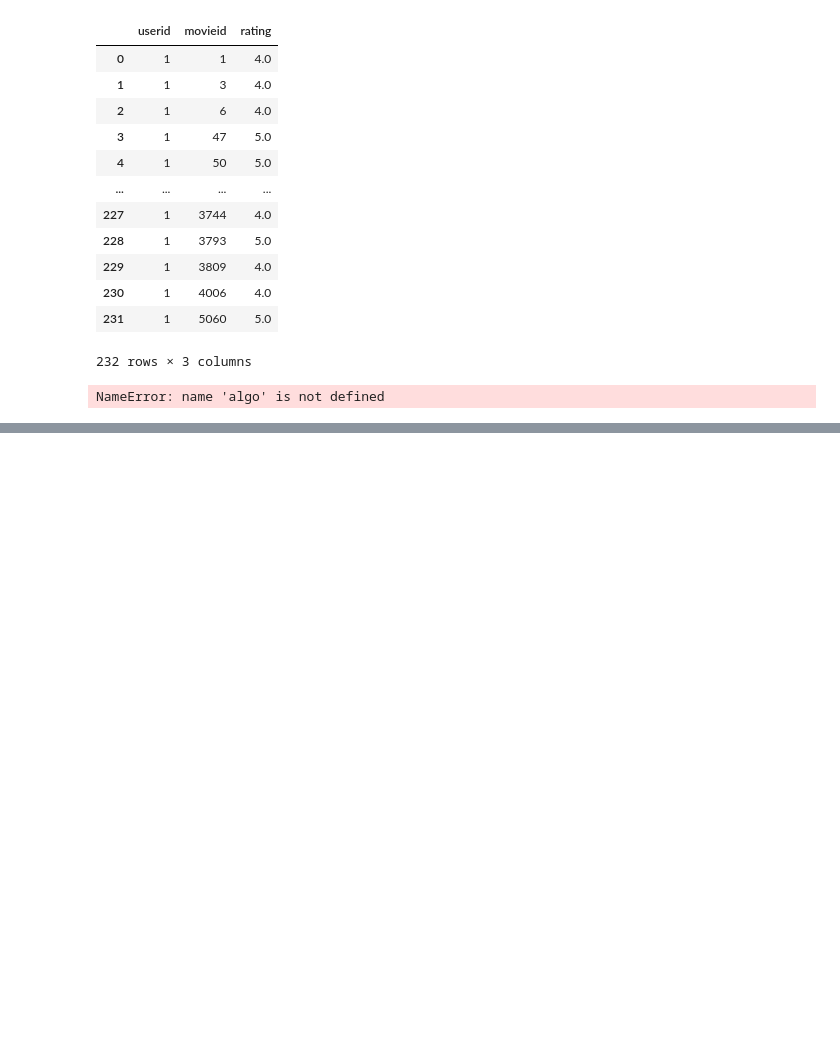
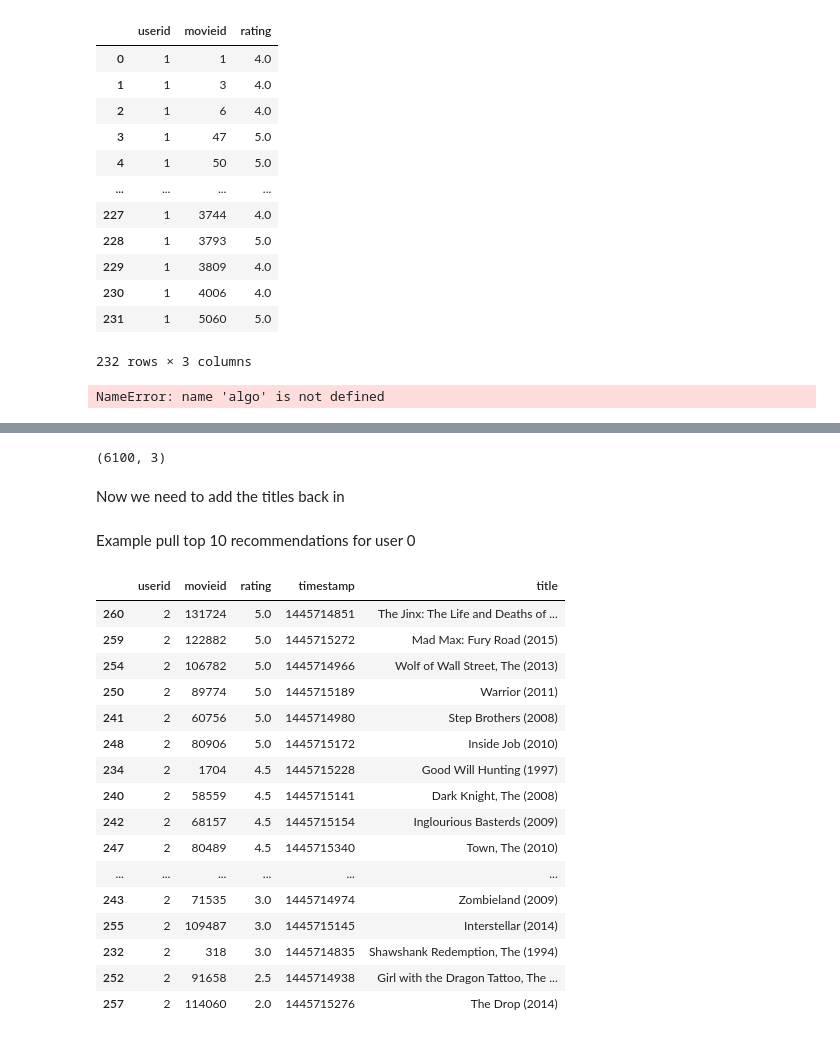
Before and after one commit to willmbennett/movie_rec_sys, a Jupyter notebook: index.ipynb, the cells around one changed output, grey strips where cells are left out. Cells and saved outputs as stored; diff of their text form; code cells hidden in the pictures; blank space fills up the shorter version.

```diff
--- a/index.ipynb
+++ b/index.ipynb
@@ -582,0 +776,31 @@ NameError: name 'algo' is not defined
+# %%
+user_10_top.shape
+# %% [output]
+(6100, 3)
+# %% [markdown]
+Now we need to add the titles back in
+# %%
+movie_names = df_movies_clean[['movieid', 'title']].set_index('movieid')
+als_recommendations = user_10_top.join(movie_names, on='movieid')
+# %% [markdown]
+Example pull top 10 recommendations for user 0
+# %%
+df_ratings[df_ratings['userid']==2].join(movie_names, on='movieid').sort_values(by='rating', ascending=False)
+# %% [output]
+|  | userid | movieid | rating | timestamp | title |
+| 260 | 2 | 131724 | 5.0 | 1445714851 | The Jinx: The Life and Deaths of ... |
+| 259 | 2 | 122882 | 5.0 | 1445715272 | Mad Max: Fury Road (2015) |
+| 254 | 2 | 106782 | 5.0 | 1445714966 | Wolf of Wall Street, The (2013) |
+| 250 | 2 | 89774 | 5.0 | 1445715189 | Warrior (2011) |
+| 241 | 2 | 60756 | 5.0 | 1445714980 | Step Brothers (2008) |
+| 248 | 2 | 80906 | 5.0 | 1445715172 | Inside Job (2010) |
+| 234 | 2 | 1704 | 4.5 | 1445715228 | Good Will Hunting (1997) |
+| 240 | 2 | 58559 | 4.5 | 1445715141 | Dark Knight, The (2008) |
+| 242 | 2 | 68157 | 4.5 | 1445715154 | Inglourious Basterds (2009) |
+| 247 | 2 | 80489 | 4.5 | 1445715340 | Town, The (2010) |
+| ... | ... | ... | ... | ... | ... |
+| 243 | 2 | 71535 | 3.0 | 1445714974 | Zombieland (2009) |
+| 255 | 2 | 109487 | 3.0 | 1445715145 | Interstellar (2014) |
+| 232 | 2 | 318 | 3.0 | 1445714835 | Shawshank Redemption, The (1994) |
+| 252 | 2 | 91658 | 2.5 | 1445714938 | Girl with the Dragon Tattoo, The ... |
+| 257 | 2 | 114060 | 2.0 | 1445715276 | The Drop (2014) |
```
Also changed, not shown: parts of 26 cells of this notebook, 1 other file.
